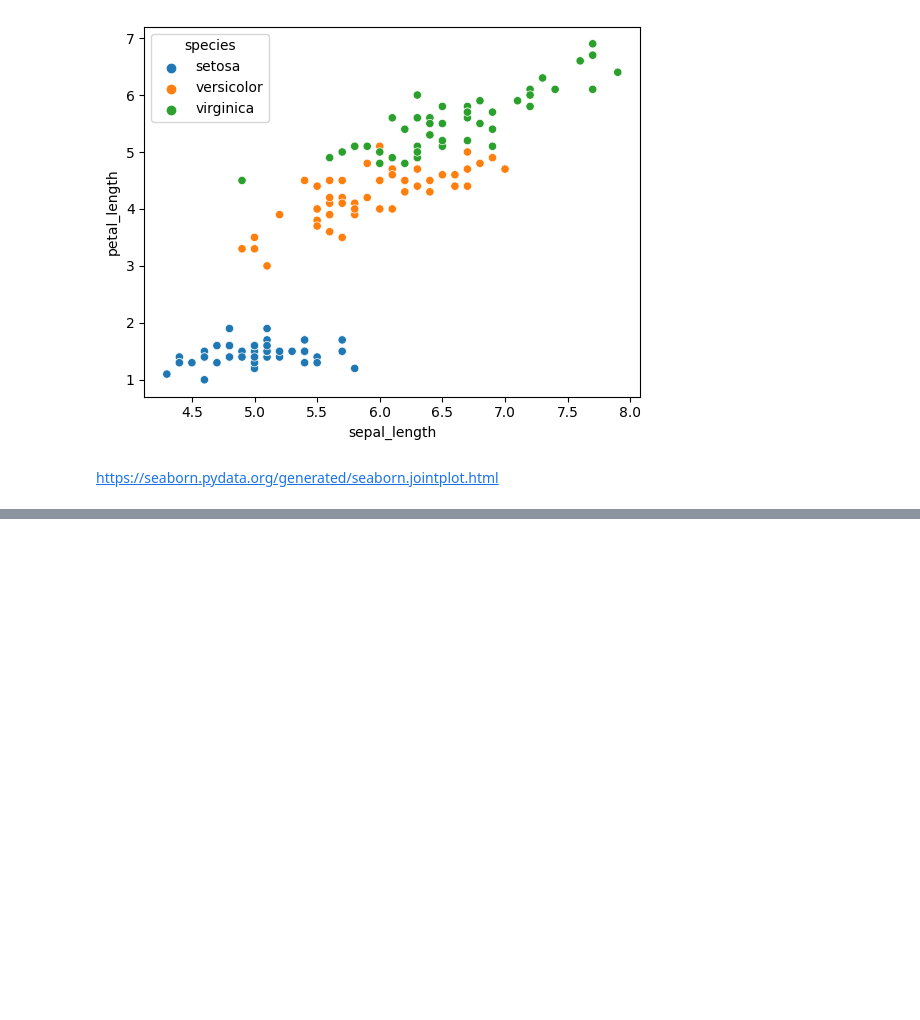
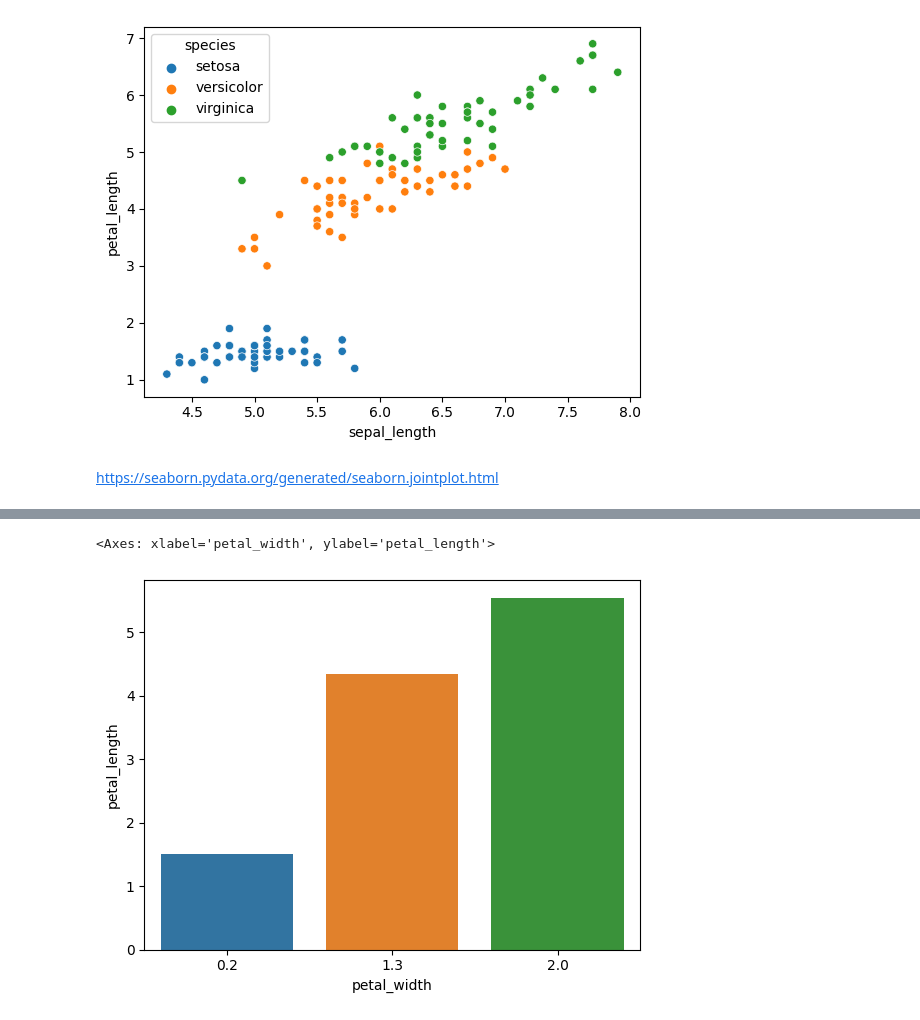
Before and after one commit to jariel17/curso-estadistica-descriptiva, a Jupyter notebook: 12_visualizaciones.ipynb, the cells around one changed output, grey strips where cells are left out. Drawn from its saved outputs; the diff is of its cells as text; code cells hidden in the pictures; blank space fills up the shorter version.

```diff
--- a/12_visualizaciones.ipynb
+++ b/12_visualizaciones.ipynb
@@ -26,0 +50,3 @@ https://seaborn.pydata.org/generated/seaborn.jointplot.html
+# %%
+iris_medians = iris.groupby('species').median()
+iris_medians
@@ -26,0 +59,8 @@ https://seaborn.pydata.org/generated/seaborn.jointplot.html
+# %%
+# barplot
+
+
+sns.barplot(data = iris_medians, x ='petal_width', y='petal_length')
+# %% [output]
+<Axes: xlabel='petal_width', ylabel='petal_length'>
+[figure, added]
```
Also changed, not shown: parts of 8 cells of this notebook.
